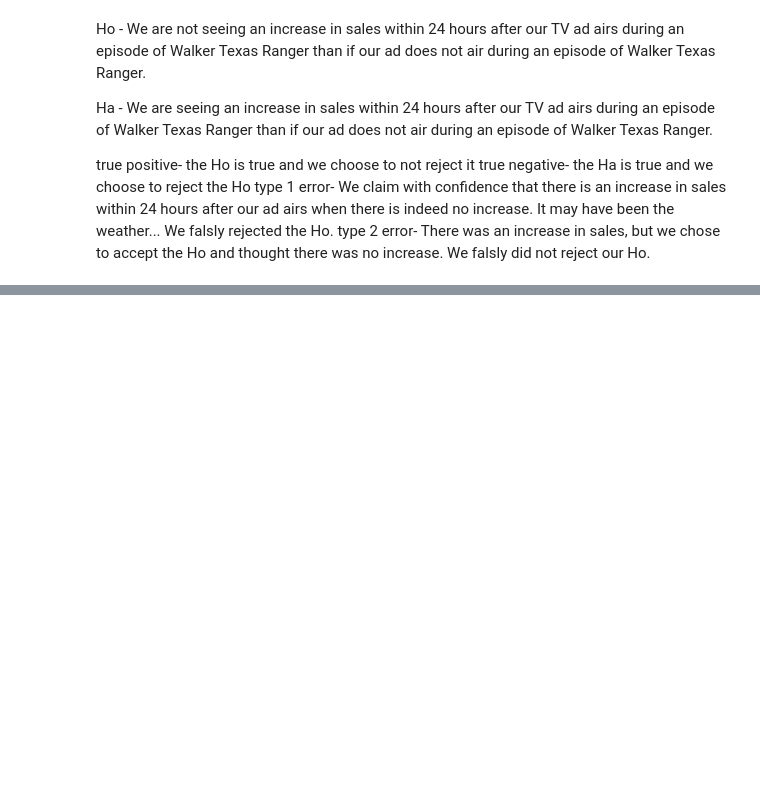
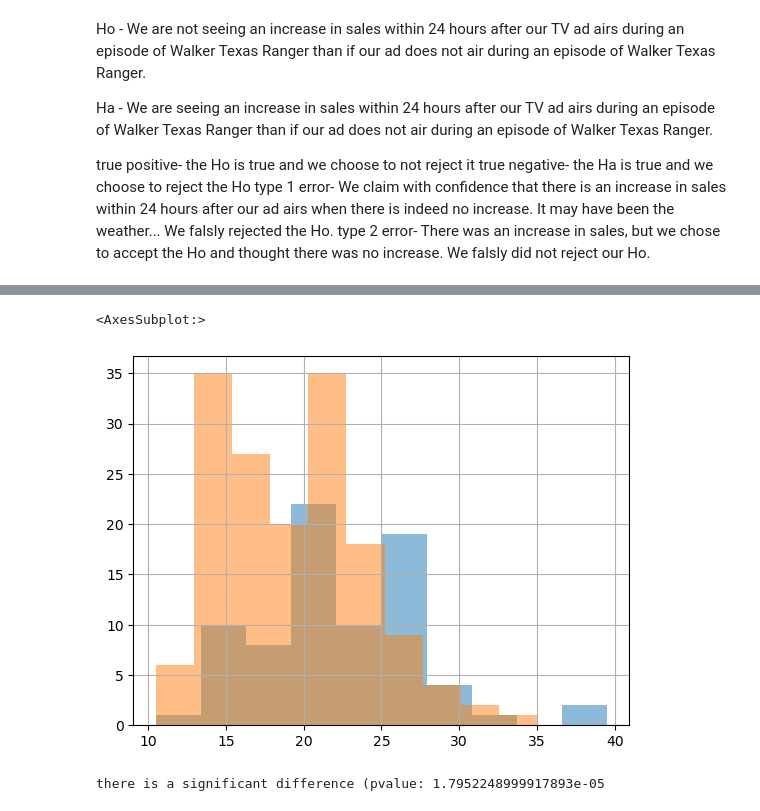
Before and after one commit to Andy-Jensen/statistics-exercises, a Jupyter notebook: hypothesis_testing.ipynb, the cells around one changed output, grey strips where cells are left out. Cells and saved outputs as stored; diff of their text form; code cells hidden in the pictures; blank space fills up the shorter version.

```diff
--- a/hypothesis_testing.ipynb
+++ b/hypothesis_testing.ipynb
@@ -35,0 +168,3 @@ type 2 error- There was an increase in sales, but we chose to accept the Ho and
+# %%
+automatic = mpg[mpg['trans'].str.startswith('auto')]
+automatic.head()
@@ -35,0 +178,3 @@ type 2 error- There was an increase in sales, but we chose to accept the Ho and
+# %%
+manual = mpg[mpg['trans'].str.startswith('manual')]
+manual.head()
@@ -35,0 +188,15 @@ type 2 error- There was an increase in sales, but we chose to accept the Ho and
+# %%
+manual['fuel_efficiency'].hist(alpha=.5)
+automatic['fuel_efficiency'].hist(alpha=.5)
+# %% [output]
+<AxesSubplot:>
+[figure, added]
+# %%
+t, p = stats.ttest_ind(automatic['fuel_efficiency'], manual['fuel_efficiency'], equal_var=False)
+
+if p < alpha:
+    print(f'there is a significant difference (pvalue: {p}')
+else:
+    print(f'there is not a significant difference (pvalue: {p})')
+# %% [output]
+there is a significant difference (pvalue: 1.7952248999917893e-05
```
Also changed, not shown: parts of 24 cells of this notebook.
